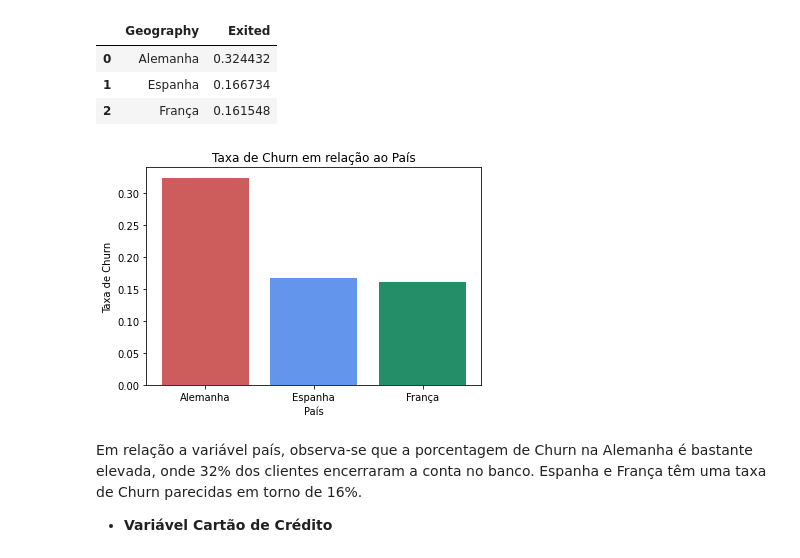
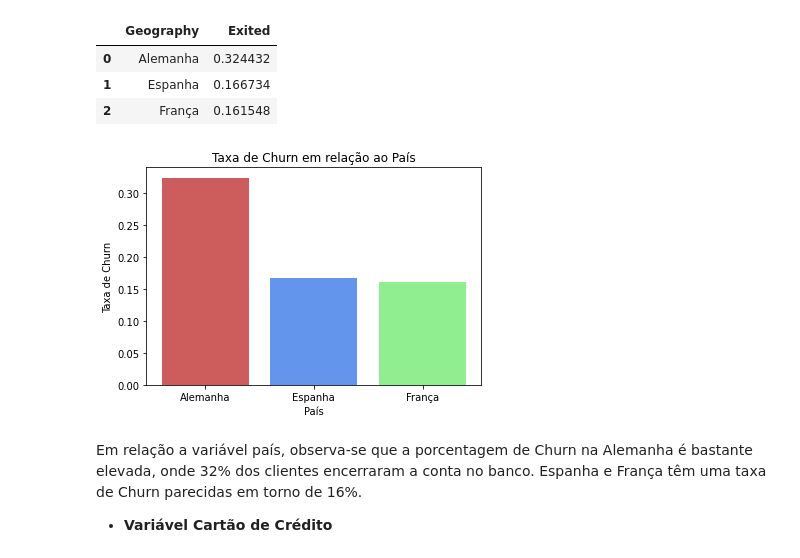
Before and after one commit to scudilio/Churn_model, a Jupyter notebook: Parte_II_Churn_artigo.ipynb, the cells around one changed output. Cells and saved outputs as stored; diff of their text form; code cells hidden in the pictures.

```diff
--- a/Parte_II_Churn_artigo.ipynb
+++ b/Parte_II_Churn_artigo.ipynb
@@ -209,7 +209,8 @@ Para facilitar a configuração das cores dos gráficos, irei definir uma paleta
 # %%
 myred='#CD5C5C'
 myblue='#6495ED'
-mygreen='#238E68'
+mygreen='#90EE90'
+cols= [myred, myblue,mygreen]
 # %%
 # porcentagem de clientes que sairam do banco
 df['Exited'].sum()/df['Exited'].count()
@@ -260,13 +261,13 @@ df_plot
 # %%
 #País em relação a variável churn
 x =df_plot['Geography']
 y=df_plot['Exited']
-plt.bar(x,y,color=[myred,myblue,mygreen]);
+plt.bar(x,y,color=cols);
 plt.title('Taxa de Churn em relação ao País');
 plt.xlabel('País');
 plt.ylabel('Taxa de Churn');
 # %% [output]
-[figure, old version]
+[figure, new version]
 # %% [markdown]
 Em relação a variável país, observa-se que a porcentagem de Churn na Alemanha é bastante elevada, onde 32% dos clientes encerraram a conta no banco. Espanha e França têm uma taxa de Churn parecidas em torno de 16%.
 
```
Also changed, not shown: parts of 4 cells of this notebook.
